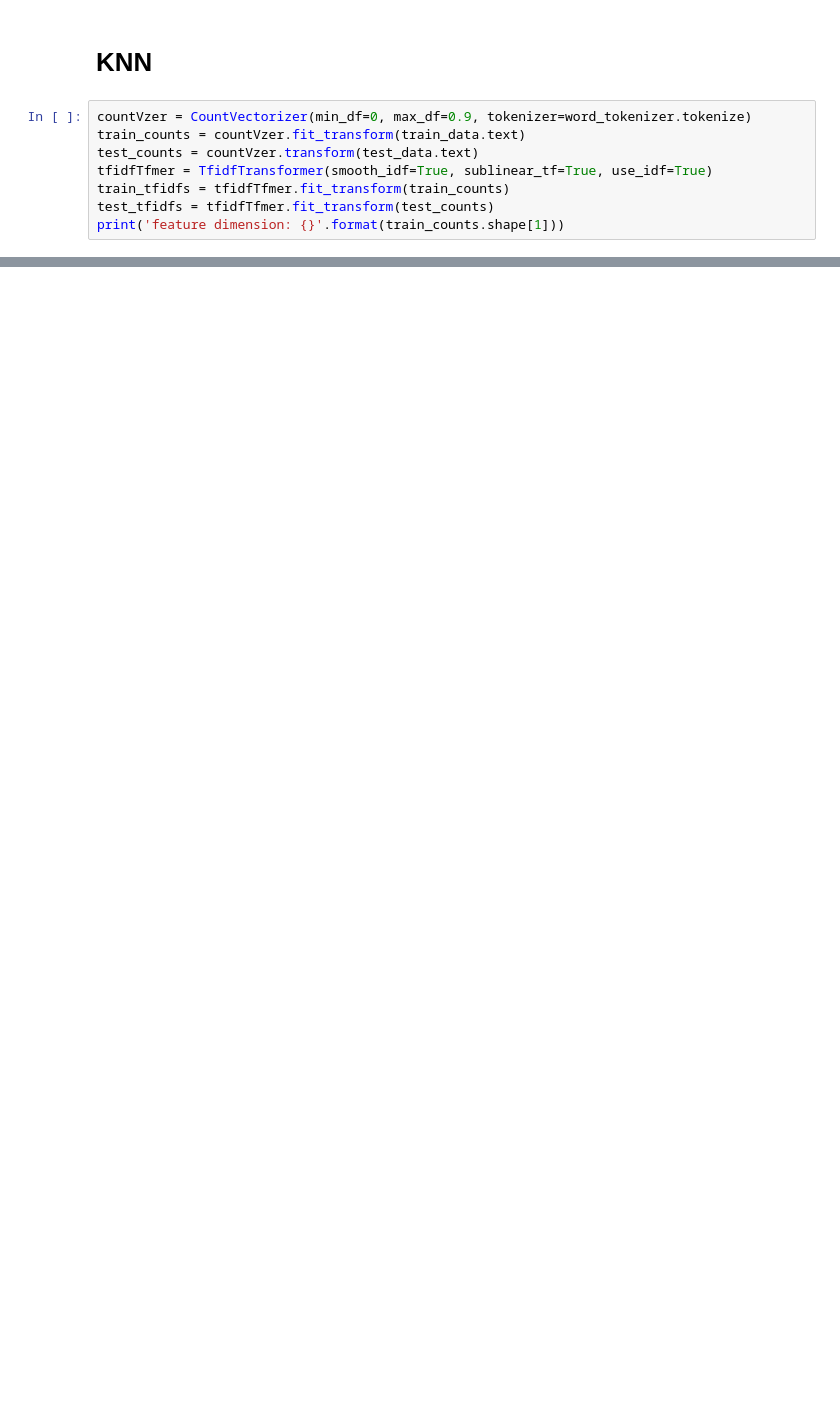
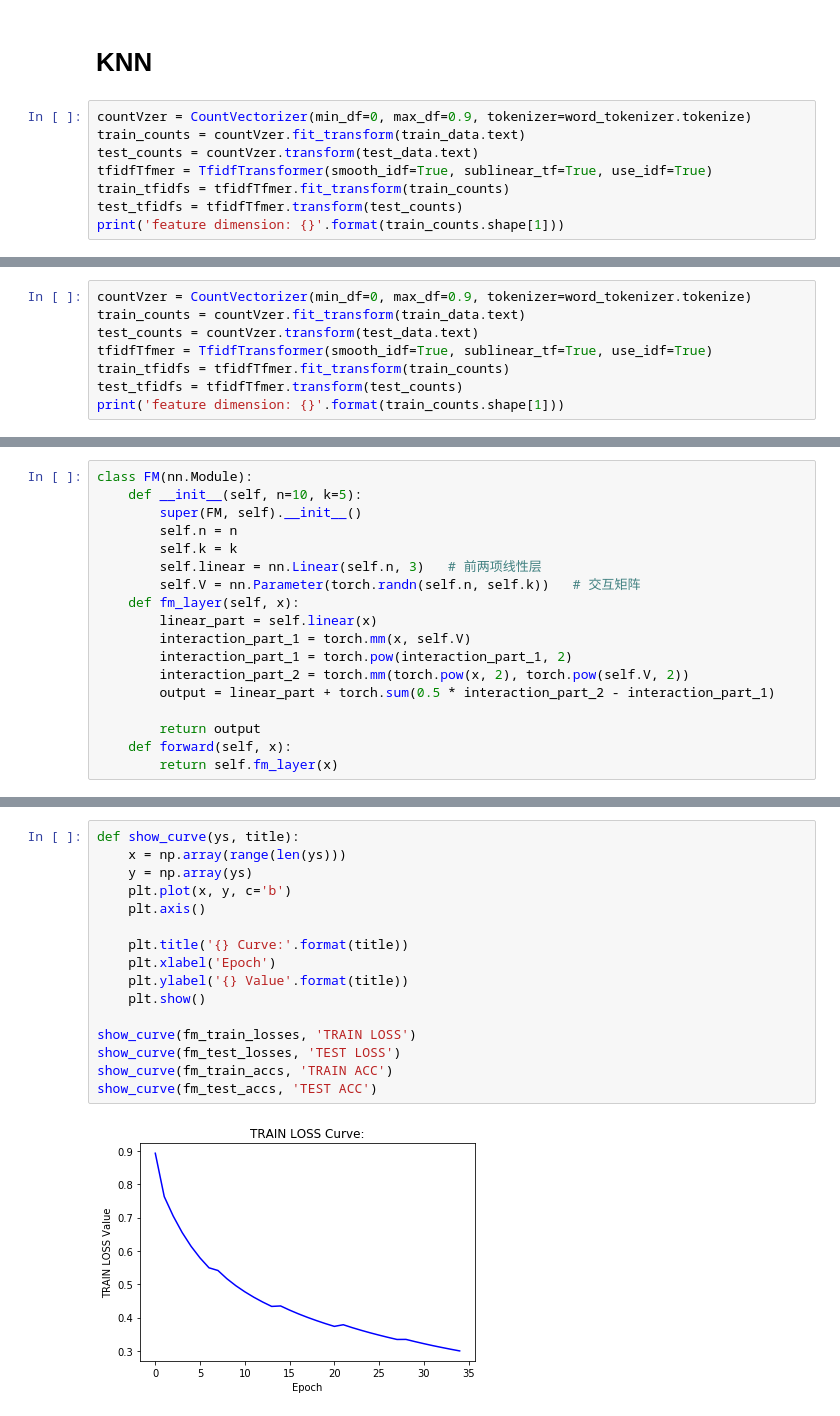
Before and after one commit to RQTN/2019-SYSU-DM, a Jupyter notebook: DM-Final/code/naiveBayes.ipynb, the cells around one changed output, grey strips where cells are left out. Drawn from its saved outputs; the diff is of its cells as text; blank space fills up the shorter version.

```diff
--- a/DM-Final/code/naiveBayes.ipynb
+++ b/DM-Final/code/naiveBayes.ipynb
@@ -218,6 +243,6 @@ train_counts = countVzer.fit_transform(train_data.text)
 test_counts = countVzer.transform(test_data.text)
 tfidfTfmer = TfidfTransformer(smooth_idf=True, sublinear_tf=True, use_idf=True)
 train_tfidfs = tfidfTfmer.fit_transform(train_counts)
-test_tfidfs = tfidfTfmer.fit_transform(test_counts)
+test_tfidfs = tfidfTfmer.transform(test_counts)
 print('feature dimension: {}'.format(train_counts.shape[1]))
 # %% [output]
@@ -266,0 +296,8 @@ Accuracy: 0.7040072859744991
+# %%
+countVzer = CountVectorizer(min_df=0, max_df=0.9, tokenizer=word_tokenizer.tokenize)
+train_counts = countVzer.fit_transform(train_data.text)
+test_counts = countVzer.transform(test_data.text)
+tfidfTfmer = TfidfTransformer(smooth_idf=True, sublinear_tf=True, use_idf=True)
+train_tfidfs = tfidfTfmer.fit_transform(train_counts)
+test_tfidfs = tfidfTfmer.transform(test_counts)
+print('feature dimension: {}'.format(train_counts.shape[1]))
@@ -266,0 +306,18 @@ Accuracy: 0.7040072859744991
+# %%
+class FM(nn.Module):
+    def __init__(self, n=10, k=5):
+        super(FM, self).__init__()
+        self.n = n
+        self.k = k
+        self.linear = nn.Linear(self.n, 3)   # 前两项线性层
+        self.V = nn.Parameter(torch.randn(self.n, self.k))   # 交互矩阵
+    def fm_layer(self, x):
+        linear_part = self.linear(x)
+        interaction_part_1 = torch.mm(x, self.V)
+        interaction_part_1 = torch.pow(interaction_part_1, 2)
+        interaction_part_2 = torch.mm(torch.pow(x, 2), torch.pow(self.V, 2))
+        output = linear_part + torch.sum(0.5 * interaction_part_2 - interaction_part_1)
+
+        return output
+    def forward(self, x):
+        return self.fm_layer(x)
@@ -266,0 +412,18 @@ Accuracy: 0.7040072859744991
+# %%
+def show_curve(ys, title):
+    x = np.array(range(len(ys)))
+    y = np.array(ys)
+    plt.plot(x, y, c='b')
+    plt.axis()
+
+    plt.title('{} Curve:'.format(title))
+    plt.xlabel('Epoch')
+    plt.ylabel('{} Value'.format(title))
+    plt.show()
+
+show_curve(fm_train_losses, 'TRAIN LOSS')
+show_curve(fm_test_losses, 'TEST LOSS')
+show_curve(fm_train_accs, 'TRAIN ACC')
+show_curve(fm_test_accs, 'TEST ACC')
+# %% [output]
+[figure, added]
```
Also changed, not shown: parts of 28 cells of this notebook, 5 other files.
